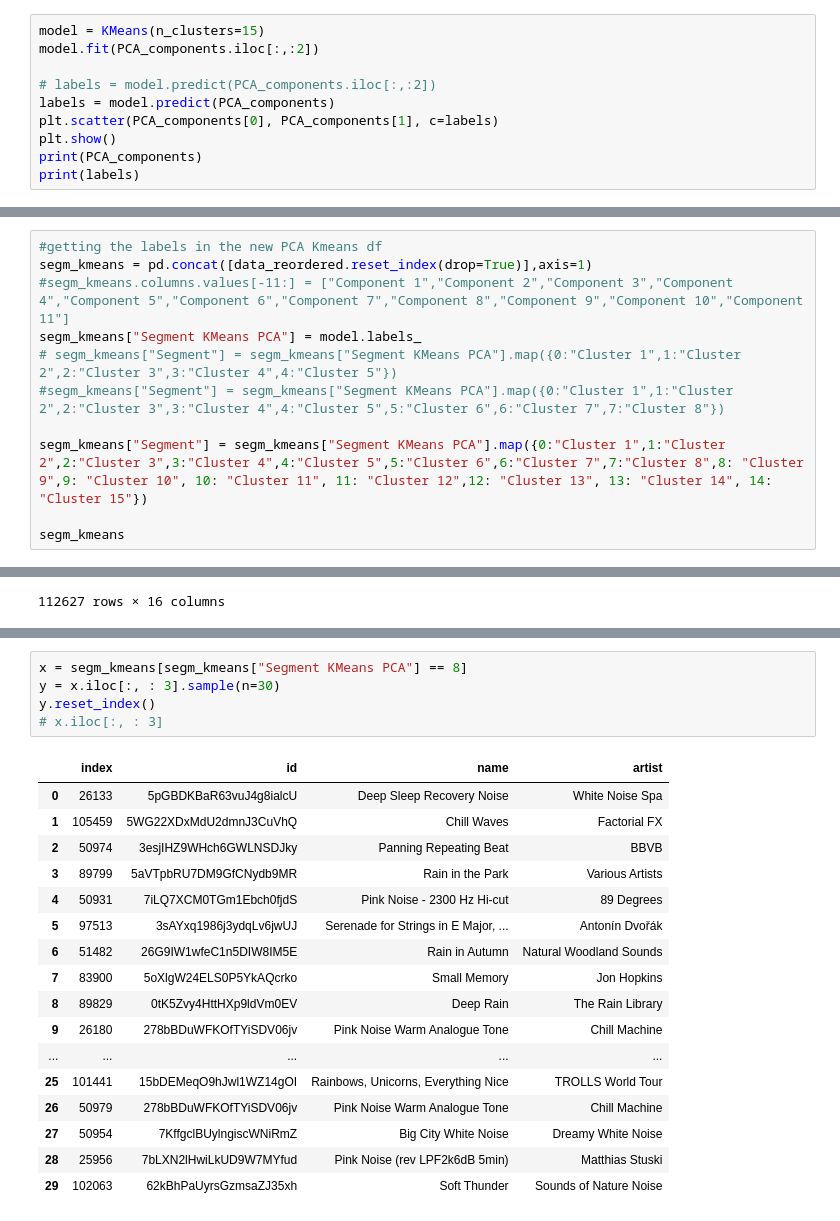
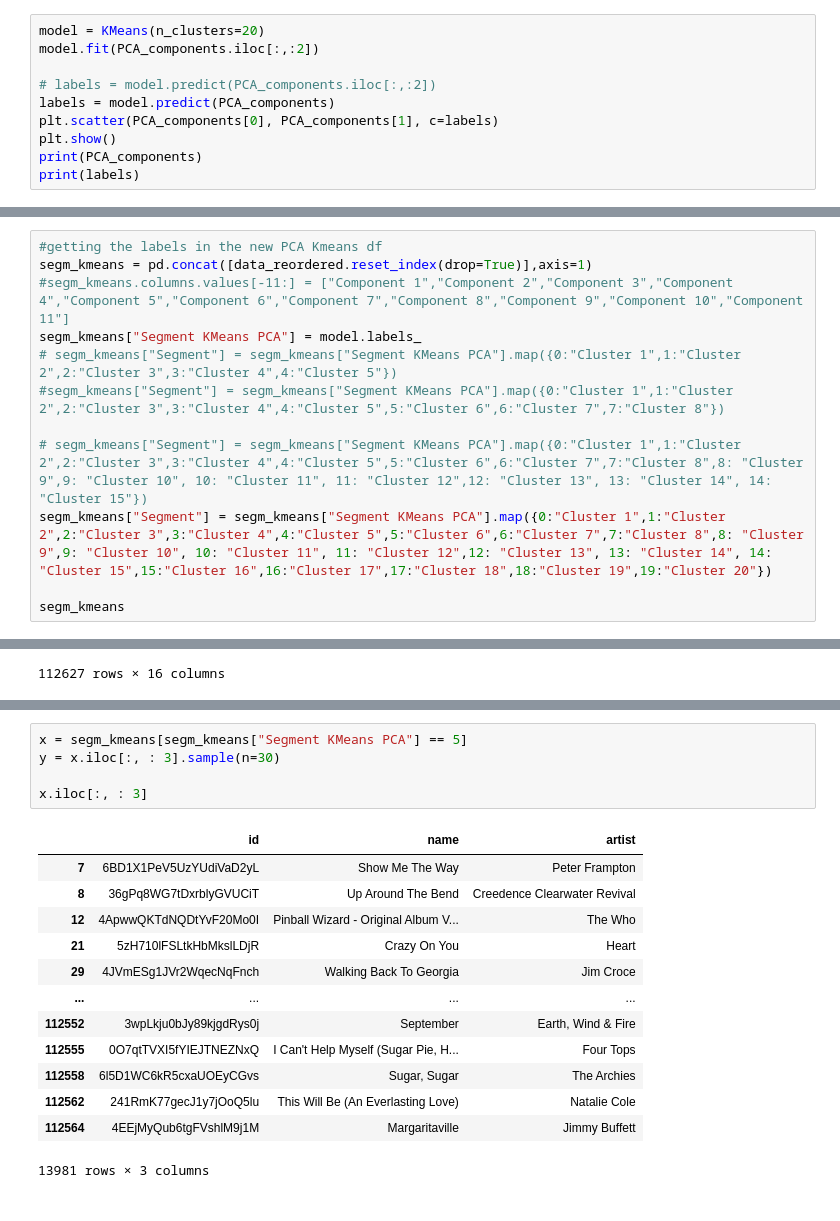
Before and after one commit to gonemad97/Spotify-Song-Recommender, a Jupyter notebook: CS6620 Final Project V2.ipynb, the cells around one changed output, grey strips where cells are left out. Saved outputs shown, nothing was run; the diff lists cells and outputs as text.

```diff
--- a/CS6620 Final Project V2.ipynb
+++ b/CS6620 Final Project V2.ipynb
@@ -137,7 +137,7 @@ plt.show()
 # %% [output]
 [figure]
 # %%
-model = KMeans(n_clusters=15)
+model = KMeans(n_clusters=20)
 model.fit(PCA_components.iloc[:,:2])
 
 # labels = model.predict(PCA_components.iloc[:,:2])
@@ -171,7 +171,8 @@ segm_kmeans["Segment KMeans PCA"] = model.labels_
 # segm_kmeans["Segment"] = segm_kmeans["Segment KMeans PCA"].map({0:"Cluster 1",1:"Cluster 2",2:"Cluster 3",3:"Cluster 4",4:"Cluster 5"})
 #segm_kmeans["Segment"] = segm_kmeans["Segment KMeans PCA"].map({0:"Cluster 1",1:"Cluster 2",2:"Cluster 3",3:"Cluster 4",4:"Cluster 5",5:"Cluster 6",6:"Cluster 7",7:"Cluster 8"})
 
-segm_kmeans["Segment"] = segm_kmeans["Segment KMeans PCA"].map({0:"Cluster 1",1:"Cluster 2",2:"Cluster 3",3:"Cluster 4",4:"Cluster 5",5:"Cluster 6",6:"Cluster 7",7:"Cluster 8",8: "Cluster 9",9: "Cluster 10", 10: "Cluster 11", 11: "Cluster 12",12: "Cluster 13", 13: "Cluster 14", 14: "Cluster 15"})
+# segm_kmeans["Segment"] = segm_kmeans["Segment KMeans PCA"].map({0:"Cluster 1",1:"Cluster 2",2:"Cluster 3",3:"Cluster 4",4:"Cluster 5",5:"Cluster 6",6:"Cluster 7",7:"Cluster 8",8: "Cluster 9",9: "Cluster 10", 10: "Cluster 11", 11: "Cluster 12",12: "Cluster 13", 13: "Cluster 14", 14: "Cluster 15"})
+segm_kmeans["Segment"] = segm_kmeans["Segment KMeans PCA"].map({0:"Cluster 1",1:"Cluster 2",2:"Cluster 3",3:"Cluster 4",4:"Cluster 5",5:"Cluster 6",6:"Cluster 7",7:"Cluster 8",8: "Cluster 9",9: "Cluster 10", 10: "Cluster 11", 11: "Cluster 12",12: "Cluster 13", 13: "Cluster 14", 14: "Cluster 15",15:"Cluster 16",16:"Cluster 17",17:"Cluster 18",18:"Cluster 19",19:"Cluster 20"})
 
 segm_kmeans
 # %% [output]
@@ -220,23 +221,19 @@ PCA_components
 # %%
-x = segm_kmeans[segm_kmeans["Segment KMeans PCA"] == 8]
+x = segm_kmeans[segm_kmeans["Segment KMeans PCA"] == 5]
 y = x.iloc[:, : 3].sample(n=30)
-y.reset_index()
-# x.iloc[:, : 3]
+
+x.iloc[:, : 3]
 # %% [output]
-|  | index | id | name | artist |
-| 0 | 26133 | 5pGBDKBaR63vuJ4g8ialcU | Deep Sleep Recovery Noise | White Noise Spa |
-| 1 | 105459 | 5WG22XDxMdU2dmnJ3CuVhQ | Chill Waves | Factorial FX |
-| 2 | 50974 | 3esjIHZ9WHch6GWLNSDJky | Panning Repeating Beat | BBVB |
-| 3 | 89799 | 5aVTpbRU7DM9GfCNydb9MR | Rain in the Park | Various Artists |
-| 4 | 50931 | 7iLQ7XCM0TGm1Ebch0fjdS | Pink Noise - 2300 Hz Hi-cut | 89 Degrees |
-| 5 | 97513 | 3sAYxq1986j3ydqLv6jwUJ | Serenade for Strings in E Major, ... | Antonín Dvořák |
-| 6 | 51482 | 26G9IW1wfeC1n5DIW8IM5E | Rain in Autumn | Natural Woodland Sounds |
-| 7 | 83900 | 5oXlgW24ELS0P5YkAQcrko | Small Memory | Jon Hopkins |
-| 8 | 89829 | 0tK5Zvy4HttHXp9ldVm0EV | Deep Rain | The Rain Library |
-| 9 | 26180 | 278bBDuWFKOfTYiSDV06jv | Pink Noise Warm Analogue Tone | Chill Machine |
-| ... | ... | ... | ... | ... |
-| 25 | 101441 | 15bDEMeqO9hJwl1WZ14gOI | Rainbows, Unicorns, Everything Nice | TROLLS World Tour |
-| 26 | 50979 | 278bBDuWFKOfTYiSDV06jv | Pink Noise Warm Analogue Tone | Chill Machine |
-| 27 | 50954 | 7KffgclBUylngiscWNiRmZ | Big City White Noise | Dreamy White Noise |
-| 28 | 25956 | 7bLXN2lHwiLkUD9W7MYfud | Pink Noise (rev LPF2k6dB 5min) | Matthias Stuski |
-| 29 | 102063 | 62kBhPaUyrsGzmsaZJ35xh | Soft Thunder | Sounds of Nature Noise |
+|  | id | name | artist |
+| 7 | 6BD1X1PeV5UzYUdiVaD2yL | Show Me The Way | Peter Frampton |
+| 8 | 36gPq8WG7tDxrblyGVUCiT | Up Around The Bend | Creedence Clearwater Revival |
+| 12 | 4ApwwQKTdNQDtYvF20Mo0I | Pinball Wizard - Original Album V... | The Who |
+| 21 | 5zH710lFSLtkHbMkslLDjR | Crazy On You | Heart |
+| 29 | 4JVmESg1JVr2WqecNqFnch | Walking Back To Georgia | Jim Croce |
+| ... | ... | ... | ... |
+| 112552 | 3wpLkju0bJy89kjgdRys0j | September | Earth, Wind & Fire |
+| 112555 | 0O7qtTVXI5fYIEJTNEZNxQ | I Can't Help Myself (Sugar Pie, H... | Four Tops |
+| 112558 | 6l5D1WC6kR5cxaUOEyCGvs | Sugar, Sugar | The Archies |
+| 112562 | 241RmK77gecJ1y7jOoQ5lu | This Will Be (An Everlasting Love) | Natalie Cole |
+| 112564 | 4EEjMyQub6tgFVshlM9j1M | Margaritaville | Jimmy Buffett |
+13981 rows × 3 columns
```
Also changed, not shown: parts of 4 cells of this notebook, 3 other files.
